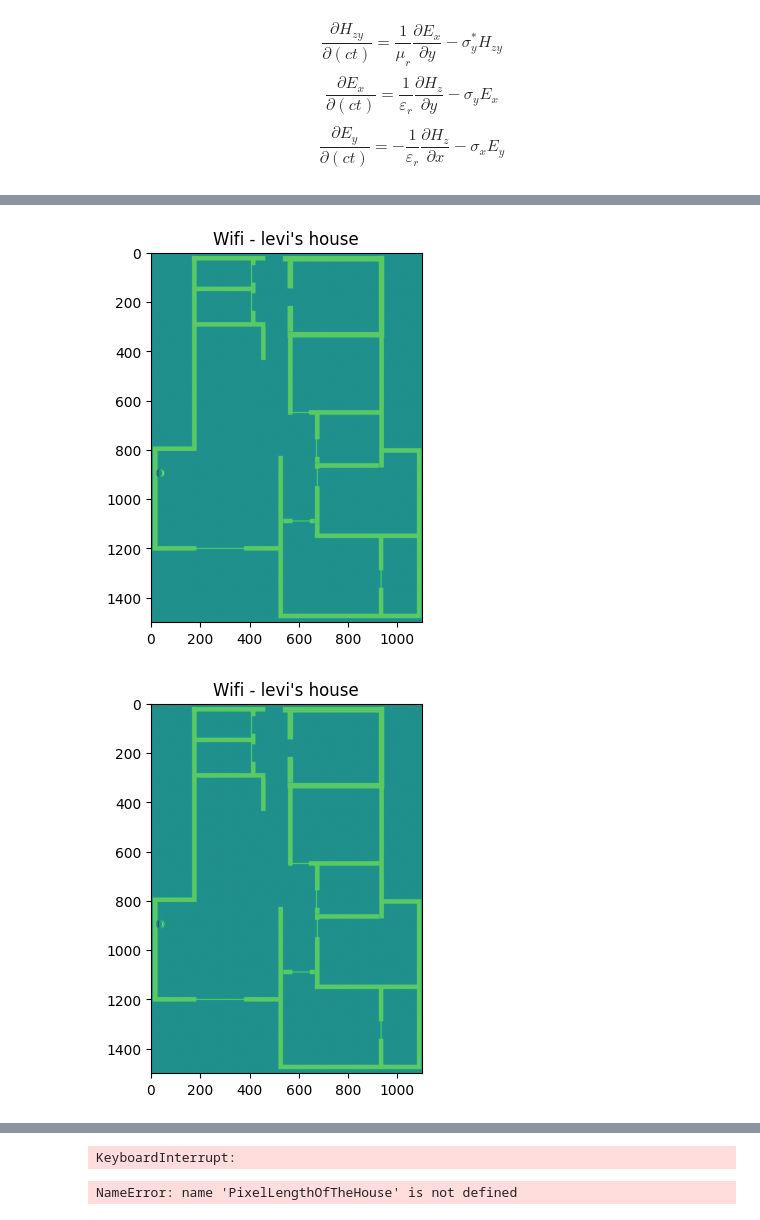
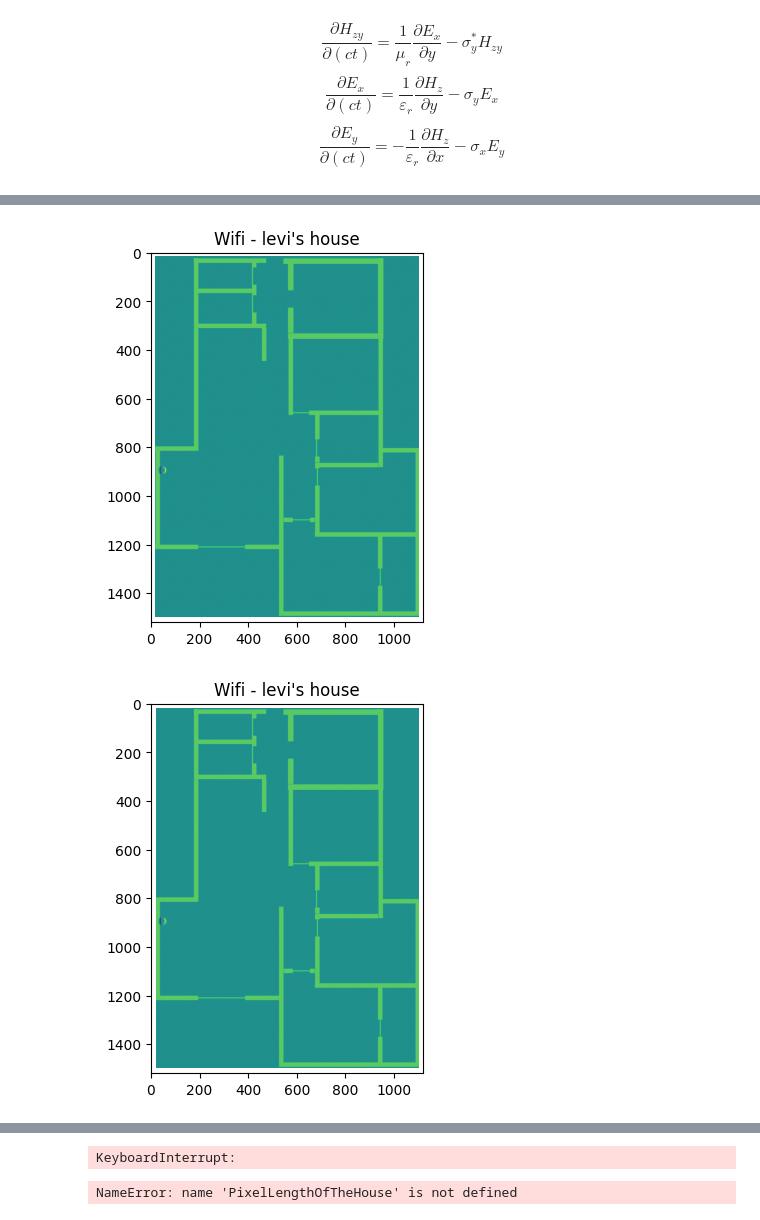
Before and after one commit to eliav-code/Project-Wifi, a Jupyter notebook: Wifi.ipynb, the cells around one changed output, grey strips where cells are left out. Saved outputs shown, nothing was run; the diff lists cells and outputs as text; code cells hidden in the pictures.

```diff
--- a/Wifi.ipynb
+++ b/Wifi.ipynb
@@ -42,7 +40,7 @@ def Wall(epsilon, mu, sigma, minIndex, maxIndex, location, direction = 'None'):
   ConcreteConductivity = 0*Zw  #0.1 # S/m
 
   MildSteelpermeability = 100  #700 #0.0000045 H/m
-  MildSteelPermittivity = 1  #0.01  # 7.85 F/m
+  MildSteelPermittivity = 1  # 7.85 F/m
   MildSteelConductivity = 7*10**6*Zw   #100000 # S/m
 
 
@@ -244,8 +242,8 @@ def GlassDoor(epsilon, mu, sigma, minIndex, maxIndex, location):
   direction might be only vertical or horizontal
   '''
 
-  Glasspermeability = 0.375   #1 # H/m
-  GlassPermittivity = 6   #3.7 # F/m
+  Glasspermeability = 0.375*4   #1 # H/m
+  GlassPermittivity = 6/4   #3.7 # F/m
   GlassConductivity =  0*Zw # S/m
 
   epsilon = np.copy(epsilon)
@@ -296,11 +294,14 @@ def ProtectedDoor(epsilon, mu, sigma, minIndex, maxIndex, location, direction =
 # %% [markdown]
 <img src = "סקיצת בית.png" alt="Alternative text" />
 # %%
+
 def LevisHome():
   '''Creating the home permittivity, permeability and conductivity matrixes
      according to the sketch above'''
 
-  dx = 10**-2 # in meters - the size of 1 pixel
+
+
+  dx = 0.01 # in meters - the size of 1 pixel
   dy = 1.0*dx
 
   PixelLengthOfTheHouse = int(11/dx) # axis x # house length is 1470 cm
@@ -465,17 +473,22 @@ $$  \frac{\partial E_y}{\partial (ct)}  = - \frac{1}{\varepsilon_r}\frac{\partia
 # %%
 # variable decliration
 
-dx = 10**-2 # in meters
+dx = 0.01 # in meters - the size of 1 pixel
 dy = 1.0*dx
 # dz = ??? 3D
 c = 1
-dt = dx/c
+dt = 0.9*dx/c
 tmin = 0
 tmax = 40
-dPML = 5*dx
-xmax = 11
 
-ymax = 15
+PML_Pixel = 10
+dPML = PML_Pixel*dx
+
+
+xmax = 11 + 2*PML_Pixel*dx
+ymax = 15 + 2*PML_Pixel*dx
+
+
 
 nx = int((xmax)/dx) # axis x
 ny = int((ymax)/dy) # axis y
@@ -508,15 +521,20 @@ EX = 1.0*EX0 # impose initial condition
 EY = 1.0*EY0
 
 J0 = 1.0
-omega = 2*np.pi*5*10**9*(3*10**8) # 5GHz is the WiFi frequency
-xlocationOfRauter = 15+19+105+19+125+19+505+80+10-ymax/(2*dy)
-ylocationOfRauter = 7+19+10-xmax/(2*dx)
+omega = 2*np.pi*5*10**9/(3*10**8) # 5GHz is the WiFi frequency
+xlocationOfRauter = ((15+19+105+19+125+19+505+80+10)*cm-ymax/(2))/dy
+ylocationOfRauter = ((7+19+10+10)*cm-xmax/(2))/dx
 sourceE = (XXE-xlocationOfRauter*dx)**2 + (YYE-ylocationOfRauter*dy)**2 < 0.02
 
-epsilon, mu, sigma = LevisHome()
+epsilon = np.zeros([ny,nx])
+mu = np.zeros([ny,nx])
+sigma = np.zeros([ny,nx])
 
-sigmaMax = 4/dx
+epsilon[PML_Pixel:-PML_Pixel,PML_Pixel:-PML_Pixel], mu[PML_Pixel:-PML_Pixel,PML_Pixel:-PML_Pixel], sigma[PML_Pixel:-PML_Pixel,PML_Pixel:-PML_Pixel] = LevisHome()
+
+
 m = 4
+sigmaMax = ((m+1))/(dx*5)
 
 sigmaxE = sigmaMax*(np.abs(XXE)>(xmax-dPML))*(np.abs(XXE)-(xmax-dPML))**m/dPML**m + sigma*(np.abs(XXE)<=(xmax-dPML))
 sigmayE = sigmaMax*(np.abs(YYE)>(ymax-dPML))*(np.abs(YYE)-(ymax-dPML))**m/dPML**m + sigma*(np.abs(XXE)<=(ymax-dPML))
@@ -537,12 +555,6 @@ H = HZX + HZY
 
 
 
-#Video decliration
-output_filename = 'LevisHomeWiFi.mp4'
-fps = 30
-frame_size = (640, 480)
-fourcc = cv2.VideoWriter_fourcc(*'mp4v')
-out = cv2.VideoWriter(output_filename, fourcc, fps, frame_size)
 
 levels = np.linspace(-0.001, 0.001, 35)
 for n in range(nt):
@@ -569,15 +581,15 @@ for n in range(nt):
 
     #if n%step==0:
     walls = np.where(epsilon > 1, 0.005, epsilon)
-    walls = np.where(walls > 0.005, 0, walls)
+    walls = np.where(walls == 1, 0, walls) # whene epsilon == 1 is the vacumm
     plt.clf(); plt.imshow(walls+H,vmax=0.01,vmin=-0.01); plt.title("Wifi - levi's house"); plt.pause(0.4)
 
-    fig = plt.gcf()
-    fig.canvas.draw()
-    frame = np.array(fig.canvas.renderer.buffer_rgba())
-    frame = cv2.cvtColor(frame, cv2.COLOR_RGBA2BGR)
-    out.write(frame)
-    plt.clf()
+#     fig = plt.gcf()
+#     fig.canvas.draw()
+#     frame = np.array(fig.canvas.renderer.buffer_rgba())
+#     frame = cv2.cvtColor(frame, cv2.COLOR_RGBA2BGR)
+#     out.write(frame)
+#     plt.clf()
 
-out.release()
+# out.release()
 # %% [output]
@@ -588,2 +600,2 @@ out.release()
-[figure, old version]
+[figure, new version]
-[figure, old version]
+[figure, new version]
```
Also changed, not shown: parts of 5 cells of this notebook.
